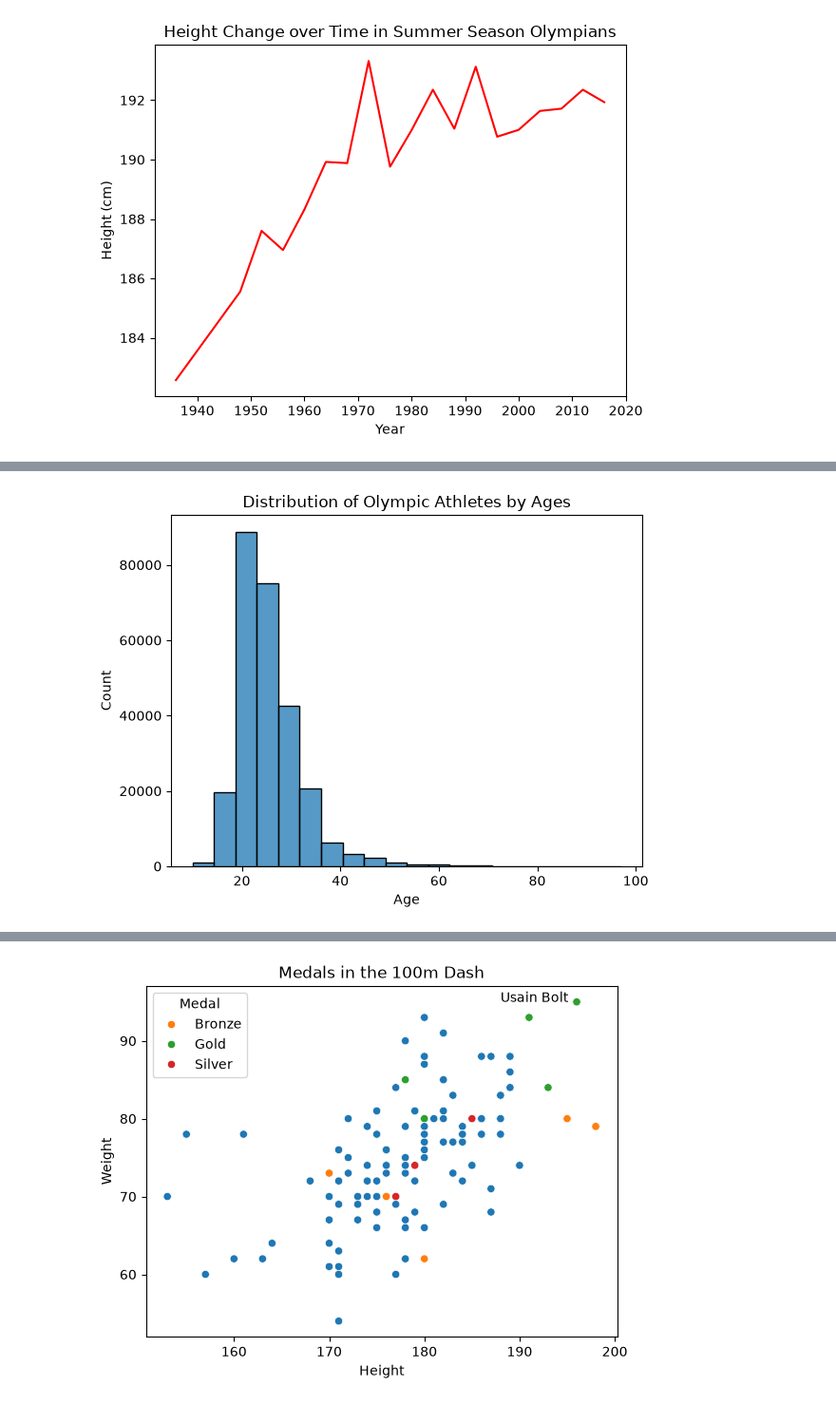
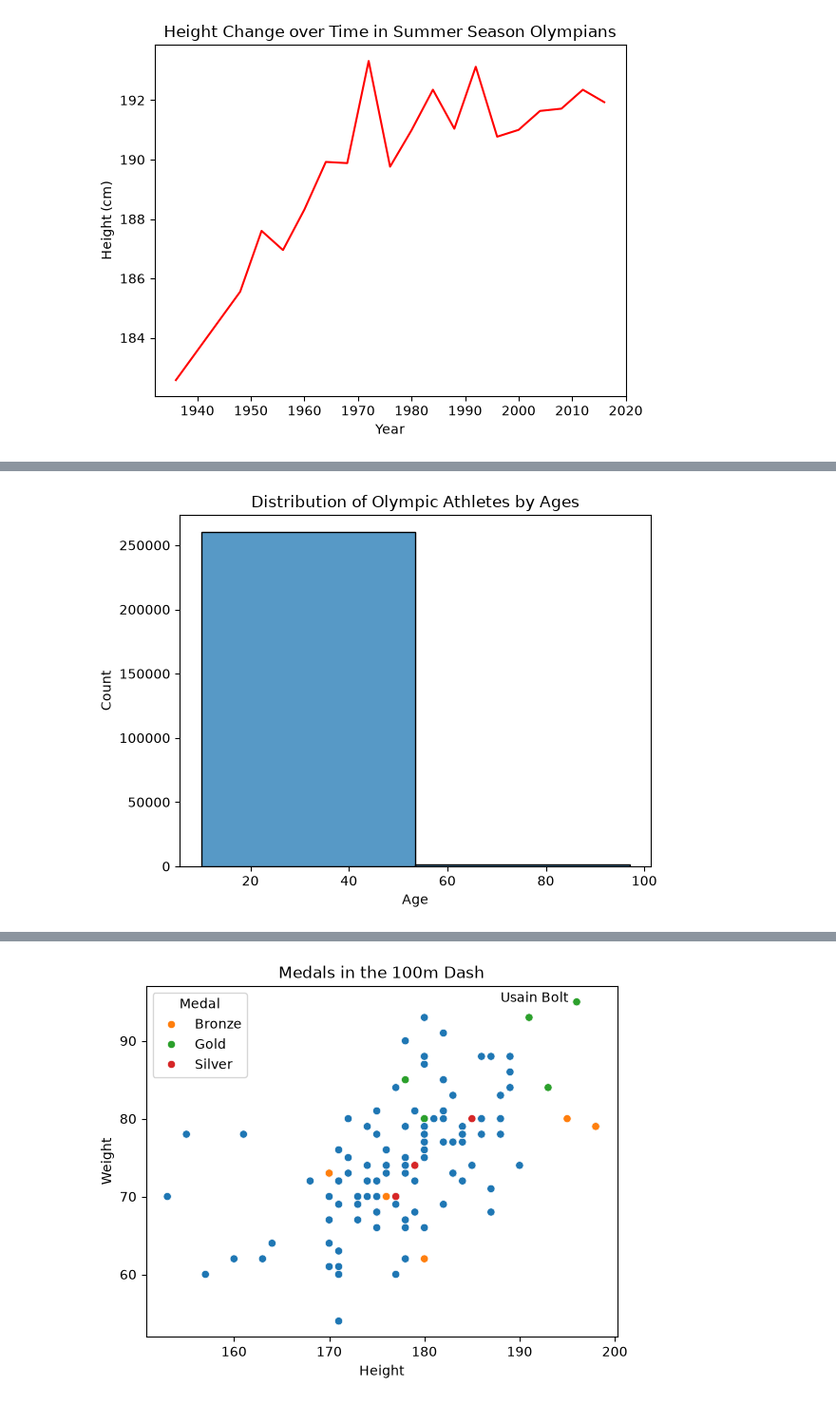
Before and after one commit to ethaanol/ethans_cdj_nme, a Jupyter notebook: ETHAN_Workbook3.ipynb, the cells around one changed output, grey strips where cells are left out. Shown at 95% size. Drawn from its saved outputs; the diff is of its cells as text; code cells hidden in the pictures.

```diff
--- a/ETHAN_Workbook3.ipynb
+++ b/ETHAN_Workbook3.ipynb
@@ -125,13 +125,12 @@ plt.show()
 # %%
 # histogram function (histplot)
 
-sns.histplot(olympics, x='Age', bins = 20)
-# the bins = 20 bit specifies how far apart each line on the x-axis will be
+sns.histplot(olympics, x='Age', bins = 2)
 
 plt.title('Distribution of Olympic Athletes by Ages')
 plt.show()
 # %% [output]
-[figure, old version]
+[figure, new version]
 # %%
 # filter the dataset to just the 100 meter dash from the 2016 summer olympics
 # make a scatterplot of each of the athletes height vs weight
```
Also changed, not shown: parts of 4 cells of this notebook.
